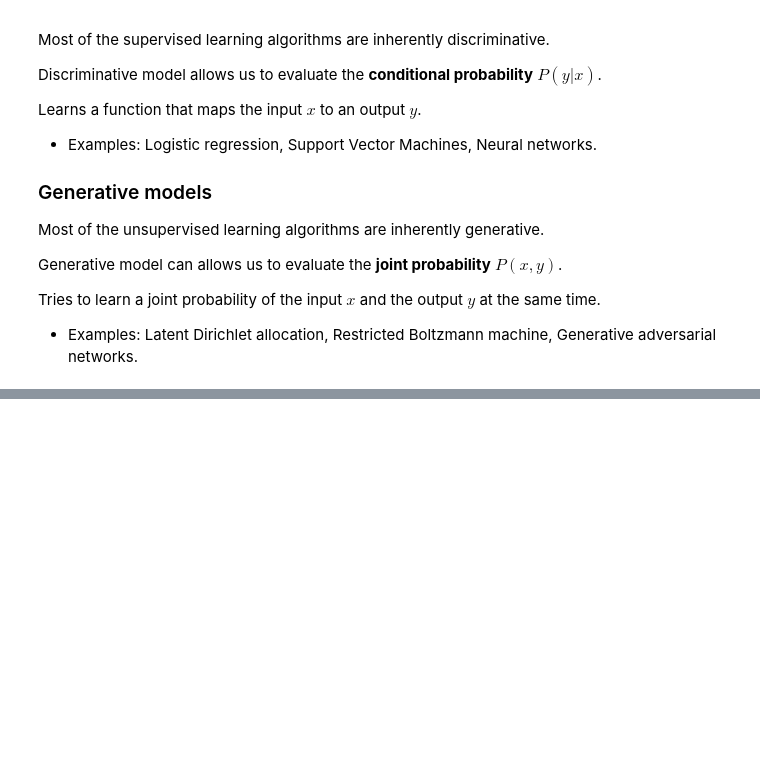
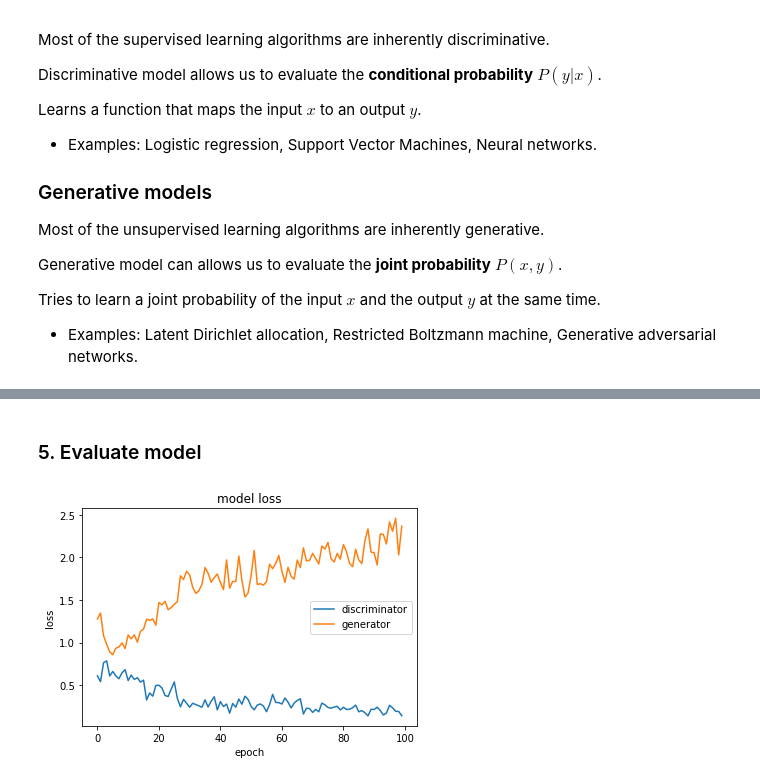
Before and after one commit to mafda/generative_adversarial_networks_101, a Jupyter notebook: src/01_GAN_MNIST.ipynb, the cells around one changed output, grey strips where cells are left out. Cells and saved outputs as stored; diff of their text form; code cells hidden in the pictures; blank space fills up the shorter version.

Commit message:
update background, definitio, and include code with keras

```diff
--- a/src/01_GAN_MNIST.ipynb
+++ b/src/01_GAN_MNIST.ipynb
@@ -140,0 +244,23 @@ No statistical inference can be done with them. (They belong to the class of dir
+# %%
+# Optimizer
+opt = Adam(lr=0.0002, beta_1=0.5)
+
+discriminator.compile(opt, loss='binary_crossentropy',
+                      metrics=['binary_accuracy'])
+
+# from keras.models import Model
+# from keras.layers import Input
+#
+# # d_g = discriminador(generador(z))
+# z = Input(shape=(latent_dim,))
+# img = generator(z)
+# decision = discriminator(img)
+# d_g = Model(inputs=z, outputs=decision)
+
+d_g = Sequential()
+d_g.add(generator)
+d_g.add(discriminator)
+
+discriminator.trainable = False
+d_g.compile(opt, loss='binary_crossentropy',
+            metrics=['binary_accuracy'])
@@ -140,0 +378,13 @@ No statistical inference can be done with them. (They belong to the class of dir
+# %% [markdown]
+### 5. Evaluate model
+# %%
+# plotting the metrics
+plt.plot(d_loss)
+plt.plot(g_loss)
+plt.title('model loss')
+plt.ylabel('loss')
+plt.xlabel('epoch')
+plt.legend(['discriminator', 'generator'], loc='center right')
+plt.show()
+# %% [output]
+[figure, added]
```
Also changed, not shown: parts of 23 cells of this notebook.
